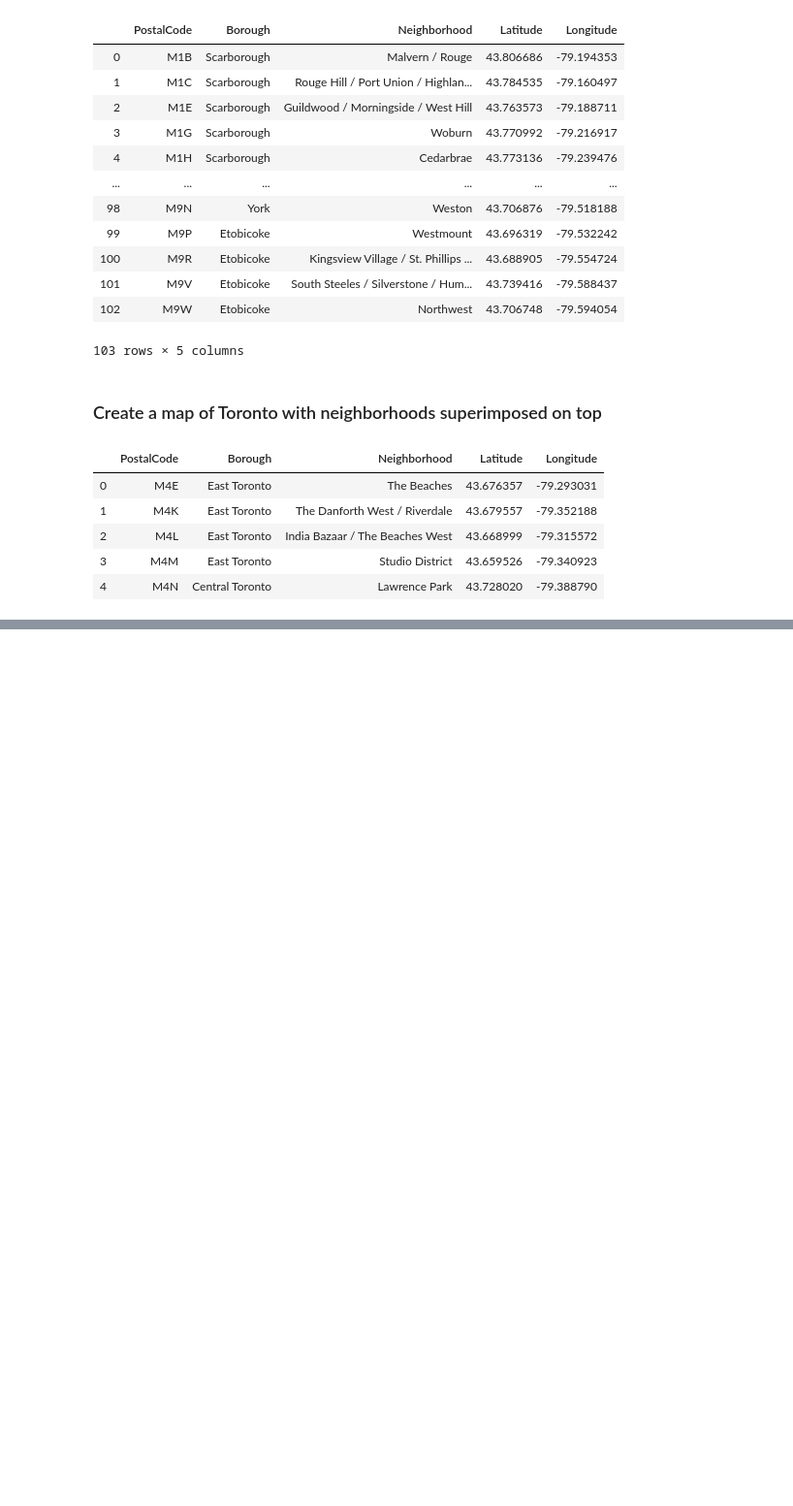
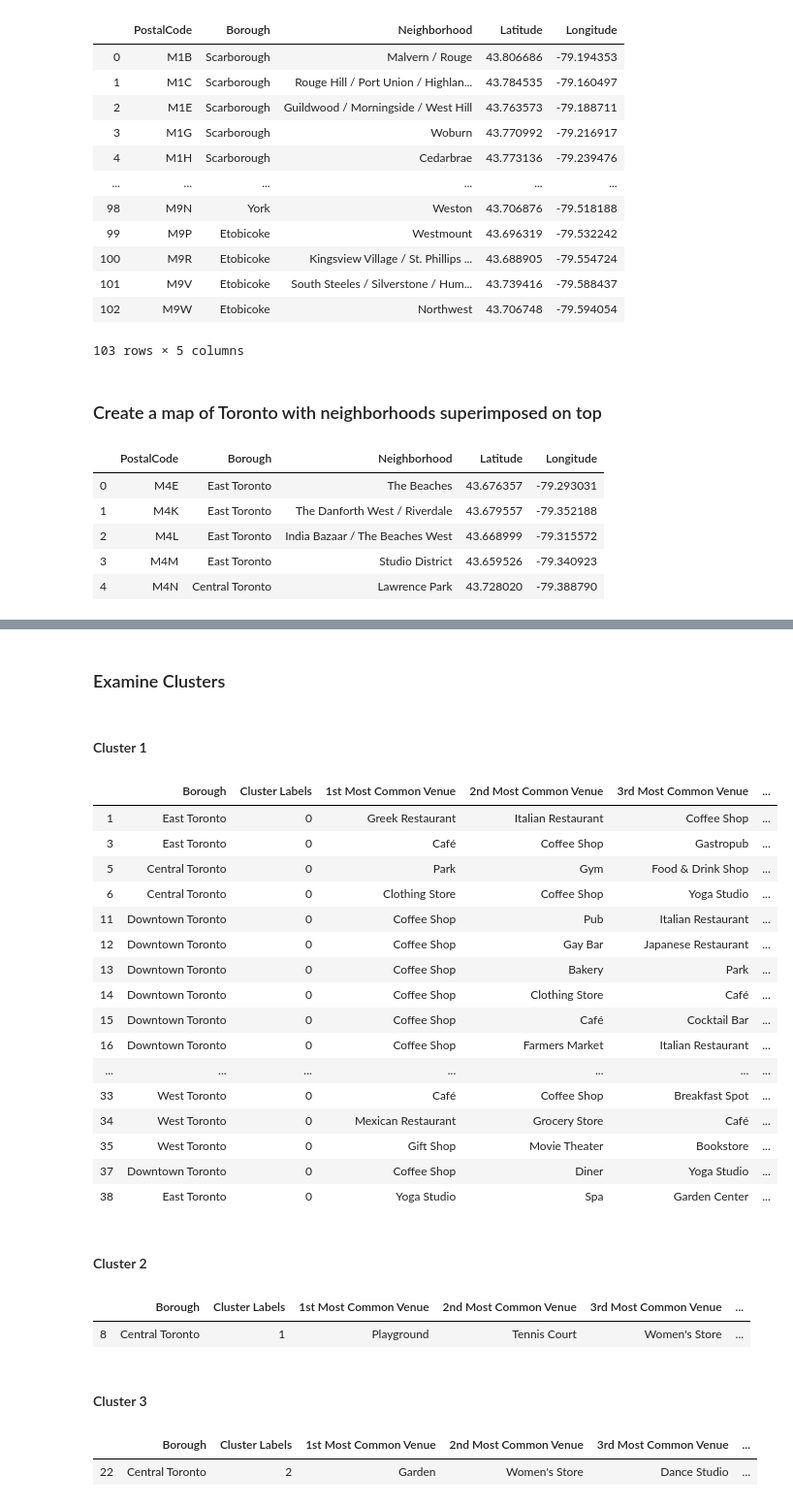
Before and after one commit to rahulasok1/Coursera_Capstone, a Jupyter notebook: coursera_capstone_part_3.ipynb, the cells around one changed output, grey strips where cells are left out. Shown: that part at 97% size. Cells and saved outputs as stored; diff of their text form; code cells hidden in the pictures; blank space fills up the shorter version.

```diff
--- a/coursera_capstone_part_3.ipynb
+++ b/coursera_capstone_part_3.ipynb
@@ -179,0 +328,12 @@ ModuleNotFoundError: No module named 'folium'
+# %%
+num_top_venues = 5
+
+for hood in toronto_grouped['Neighborhood']:
+    print("----"+hood+"----")
+    temp = toronto_grouped[toronto_grouped['Neighborhood'] == hood].T.reset_index()
+    temp.columns = ['venue','freq']
+    temp = temp.iloc[1:]
+    temp['freq'] = temp['freq'].astype(float)
+    temp = temp.round({'freq': 2})
+    print(temp.sort_values('freq', ascending=False).reset_index(drop=True).head(num_top_venues))
+    print('\n')
@@ -179,0 +360,7 @@ ModuleNotFoundError: No module named 'folium'
+# %%
+import numpy as np
+def return_most_common_venues(row, num_top_venues):
+    row_categories = row.iloc[1:]
+    row_categories_sorted = row_categories.sort_values(ascending=False)
+
+    return row_categories_sorted.index.values[0:num_top_venues]
@@ -179,0 +397,13 @@ ModuleNotFoundError: No module named 'folium'
+# %%
+# import k-means from clustering stage
+from sklearn.cluster import KMeans
+# set number of clusters
+kclusters = 5
+
+toronto_grouped_clustering = toronto_grouped.drop('Neighborhood', 1)
+
+# run k-means clustering
+kmeans = KMeans(n_clusters=kclusters, random_state=0).fit(toronto_grouped_clustering)
+
+# check cluster labels generated for each row in the dataframe
+kmeans.labels_[0:10]
@@ -179,0 +412,10 @@ ModuleNotFoundError: No module named 'folium'
+# %%
+# add clustering labels
+neighborhoods_venues_sorted.insert(0, 'Cluster Labels', kmeans.labels_)
+
+toronto_merged = toronto_data
+
+# merge toronto_grouped with toronto_data to add latitude/longitude for each neighborhood
+toronto_merged = toronto_merged.join(neighborhoods_venues_sorted.set_index('Neighborhood'), on='Neighborhood')
+
+toronto_merged.head() # check the last columns!
@@ -179,0 +460,38 @@ ModuleNotFoundError: No module named 'folium'
+# %% [markdown]
+### Examine Clusters
+# %% [markdown]
+#### Cluster 1
+# %%
+toronto_merged.loc[toronto_merged['Cluster Labels'] == 0, toronto_merged.columns[[1] + list(range(5, toronto_merged.shape[1]))]]
+# %% [output]
+|  | Borough | Cluster Labels | 1st Most Common Venue | 2nd Most Common Venue | 3rd Most Common Venue | ... |
+| 1 | East Toronto | 0 | Greek Restaurant | Italian Restaurant | Coffee Shop | ... |
+| 3 | East Toronto | 0 | Café | Coffee Shop | Gastropub | ... |
+| 5 | Central Toronto | 0 | Park | Gym | Food & Drink Shop | ... |
+| 6 | Central Toronto | 0 | Clothing Store | Coffee Shop | Yoga Studio | ... |
+| 11 | Downtown Toronto | 0 | Coffee Shop | Pub | Italian Restaurant | ... |
+| 12 | Downtown Toronto | 0 | Coffee Shop | Gay Bar | Japanese Restaurant | ... |
+| 13 | Downtown Toronto | 0 | Coffee Shop | Bakery | Park | ... |
+| 14 | Downtown Toronto | 0 | Coffee Shop | Clothing Store | Café | ... |
+| 15 | Downtown Toronto | 0 | Coffee Shop | Café | Cocktail Bar | ... |
+| 16 | Downtown Toronto | 0 | Coffee Shop | Farmers Market | Italian Restaurant | ... |
+| ... | ... | ... | ... | ... | ... | ... |
+| 33 | West Toronto | 0 | Café | Coffee Shop | Breakfast Spot | ... |
+| 34 | West Toronto | 0 | Mexican Restaurant | Grocery Store | Café | ... |
+| 35 | West Toronto | 0 | Gift Shop | Movie Theater | Bookstore | ... |
+| 37 | Downtown Toronto | 0 | Coffee Shop | Diner | Yoga Studio | ... |
+| 38 | East Toronto | 0 | Yoga Studio | Spa | Garden Center | ... |
+# %% [markdown]
+#### Cluster 2
+# %%
+toronto_merged.loc[toronto_merged['Cluster Labels'] == 1, toronto_merged.columns[[1] + list(range(5, toronto_merged.shape[1]))]]
+# %% [output]
+|  | Borough | Cluster Labels | 1st Most Common Venue | 2nd Most Common Venue | 3rd Most Common Venue | ... |
+| 8 | Central Toronto | 1 | Playground | Tennis Court | Women's Store | ... |
+# %% [markdown]
+#### Cluster 3
+# %%
+toronto_merged.loc[toronto_merged['Cluster Labels'] == 2, toronto_merged.columns[[1] + list(range(5, toronto_merged.shape[1]))]]
+# %% [output]
+|  | Borough | Cluster Labels | 1st Most Common Venue | 2nd Most Common Venue | 3rd Most Common Venue | ... |
+| 22 | Central Toronto | 2 | Garden | Women's Store | Dance Studio | ... |
```
Also changed, not shown: parts of 27 cells of this notebook.
